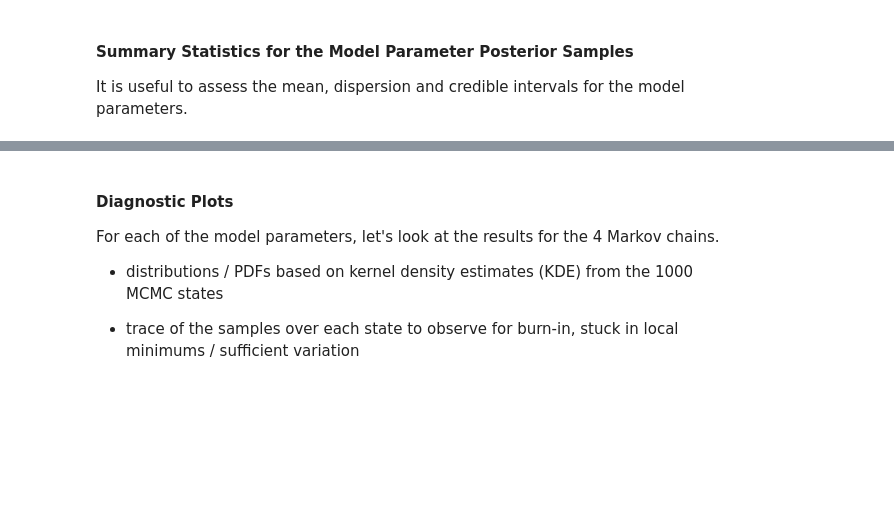
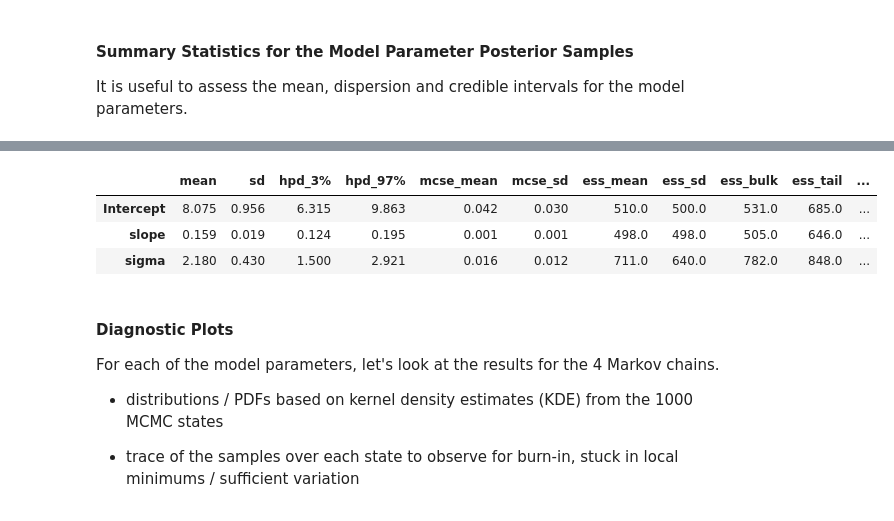
Before and after one commit to GeostatsGuy/PythonNumericalDemos, a Jupyter notebook: SubsurfaceDataAnalytics_BayesianRegression.ipynb, the cells around one changed output, grey strips where cells are left out. Drawn from its saved outputs; the diff is of its cells as text; code cells hidden in the pictures; blank space fills up the shorter version.

```diff
--- a/SubsurfaceDataAnalytics_BayesianRegression.ipynb
+++ b/SubsurfaceDataAnalytics_BayesianRegression.ipynb
@@ -225,3 +228,10 @@ pm.stats.summary(linear_trace_all_data, stat_funcs = [trace_mean, trace_sd, trac
+# %%
+pm.stats.summary(linear_trace_all_data, stat_funcs = [trace_mean])
+# %% [output]
+|  | mean | sd | hpd_3% | hpd_97% | mcse_mean | mcse_sd | ess_mean | ess_sd | ess_bulk | ess_tail | ... |
+| Intercept | 8.075 | 0.956 | 6.315 | 9.863 | 0.042 | 0.030 | 510.0 | 500.0 | 531.0 | 685.0 | ... |
+| slope | 0.159 | 0.019 | 0.124 | 0.195 | 0.001 | 0.001 | 498.0 | 498.0 | 505.0 | 646.0 | ... |
+| sigma | 2.180 | 0.430 | 1.500 | 2.921 | 0.016 | 0.012 | 711.0 | 640.0 | 782.0 | 848.0 | ... |
 # %% [markdown]
 #### Diagnostic Plots
 
```
Also changed, not shown: parts of 11 cells of this notebook.
